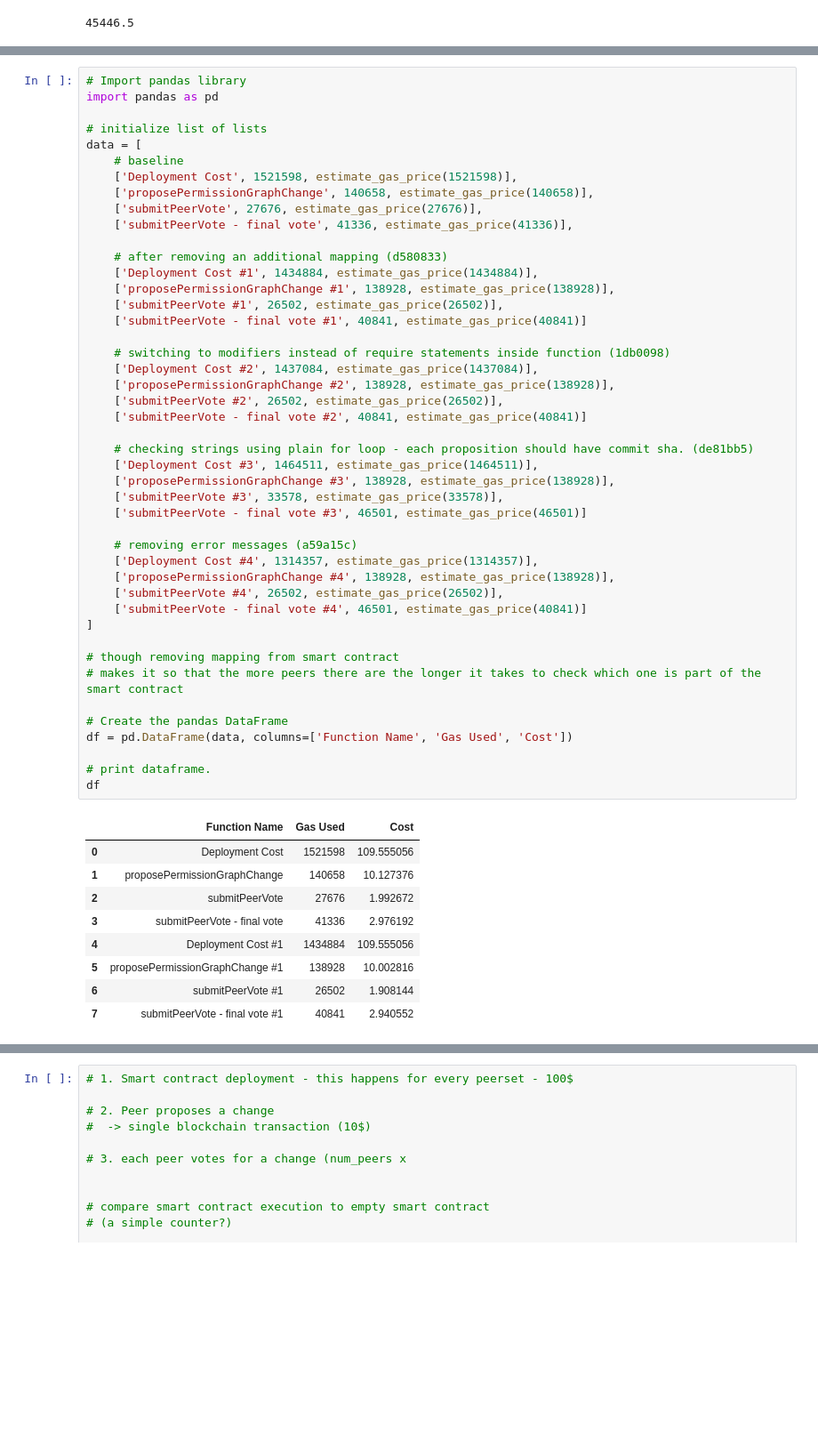
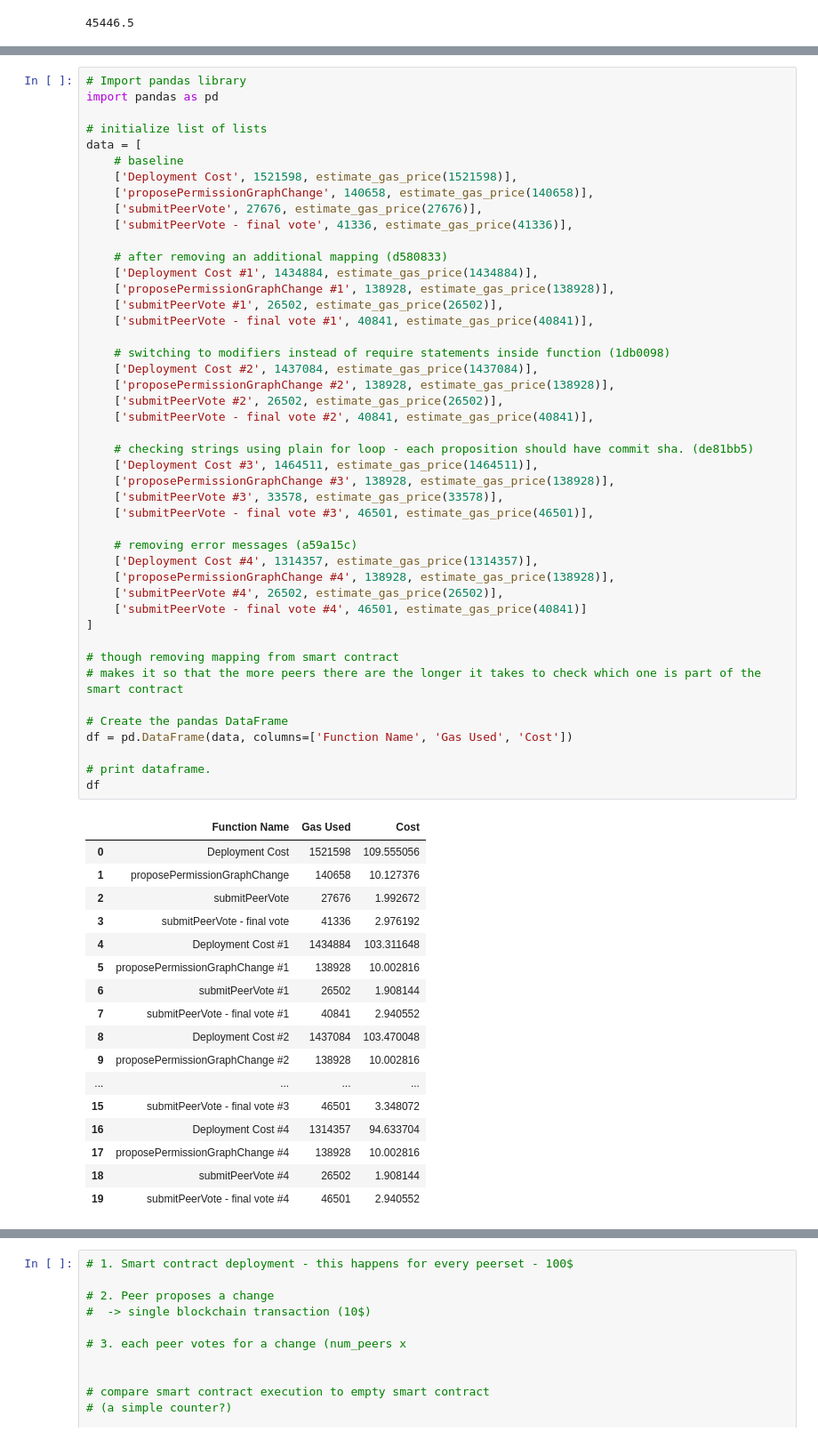
Before and after one commit to Petroniuss/masters, a Jupyter notebook: benchmark/results.ipynb, the cells around one changed output, grey strips where cells are left out. Shown at 89% size. Cells and saved outputs as stored; diff of their text form; blank space fills up the shorter version.

Commit message:
show costs with peers array

```diff
--- a/benchmark/results.ipynb
+++ b/benchmark/results.ipynb
@@ -128,45 +128,53 @@ data = [
     ['Deployment Cost #1', 1434884, estimate_gas_price(1434884)],
     ['proposePermissionGraphChange #1', 138928, estimate_gas_price(138928)],
     ['submitPeerVote #1', 26502, estimate_gas_price(26502)],
-    ['submitPeerVote - final vote #1', 40841, estimate_gas_price(40841)]
+    ['submitPeerVote - final vote #1', 40841, estimate_gas_price(40841)],
 
     # switching to modifiers instead of require statements inside function (1db0098)
     ['Deployment Cost #2', 1437084, estimate_gas_price(1437084)],
     ['proposePermissionGraphChange #2', 138928, estimate_gas_price(138928)],
     ['submitPeerVote #2', 26502, estimate_gas_price(26502)],
-    ['submitPeerVote - final vote #2', 40841, estimate_gas_price(40841)]
+    ['submitPeerVote - final vote #2', 40841, estimate_gas_price(40841)],
 
     # checking strings using plain for loop - each proposition should have commit sha. (de81bb5)
     ['Deployment Cost #3', 1464511, estimate_gas_price(1464511)],
     ['proposePermissionGraphChange #3', 138928, estimate_gas_price(138928)],
     ['submitPeerVote #3', 33578, estimate_gas_price(33578)],
-    ['submitPeerVote - final vote #3', 46501, estimate_gas_price(46501)]
+    ['submitPeerVote - final vote #3', 46501, estimate_gas_price(46501)],
 
     # removing error messages (a59a15c)
     ['Deployment Cost #4', 1314357, estimate_gas_price(1314357)],
     ['proposePermissionGraphChange #4', 138928, estimate_gas_price(138928)],
     ['submitPeerVote #4', 26502, estimate_gas_price(26502)],
     ['submitPeerVote - final vote #4', 46501, estimate_gas_price(40841)]
 ]
 
 # though removing mapping from smart contract
 # makes it so that the more peers there are the longer it takes to check which one is part of the smart contract
 
 # Create the pandas DataFrame
 df = pd.DataFrame(data, columns=['Function Name', 'Gas Used', 'Cost'])
 
 # print dataframe.
 df
 # %% [output]
 |  | Function Name | Gas Used | Cost |
 | 0 | Deployment Cost | 1521598 | 109.555056 |
 | 1 | proposePermissionGraphChange | 140658 | 10.127376 |
 | 2 | submitPeerVote | 27676 | 1.992672 |
 | 3 | submitPeerVote - final vote | 41336 | 2.976192 |
-| 4 | Deployment Cost #1 | 1434884 | 109.555056 |
+| 4 | Deployment Cost #1 | 1434884 | 103.311648 |
 | 5 | proposePermissionGraphChange #1 | 138928 | 10.002816 |
 | 6 | submitPeerVote #1 | 26502 | 1.908144 |
 | 7 | submitPeerVote - final vote #1 | 40841 | 2.940552 |
+| 8 | Deployment Cost #2 | 1437084 | 103.470048 |
+| 9 | proposePermissionGraphChange #2 | 138928 | 10.002816 |
+| ... | ... | ... | ... |
+| 15 | submitPeerVote - final vote #3 | 46501 | 3.348072 |
+| 16 | Deployment Cost #4 | 1314357 | 94.633704 |
+| 17 | proposePermissionGraphChange #4 | 138928 | 10.002816 |
+| 18 | submitPeerVote #4 | 26502 | 1.908144 |
+| 19 | submitPeerVote - final vote #4 | 46501 | 2.940552 |
 # %%
 # as the number of peers increases, submit peer vote cost increases. instead of being constant.
 peers_num = [2, 3, 4, 8, 10]
```
Also changed, not shown: parts of 2 cells of this notebook, 3 other files.
